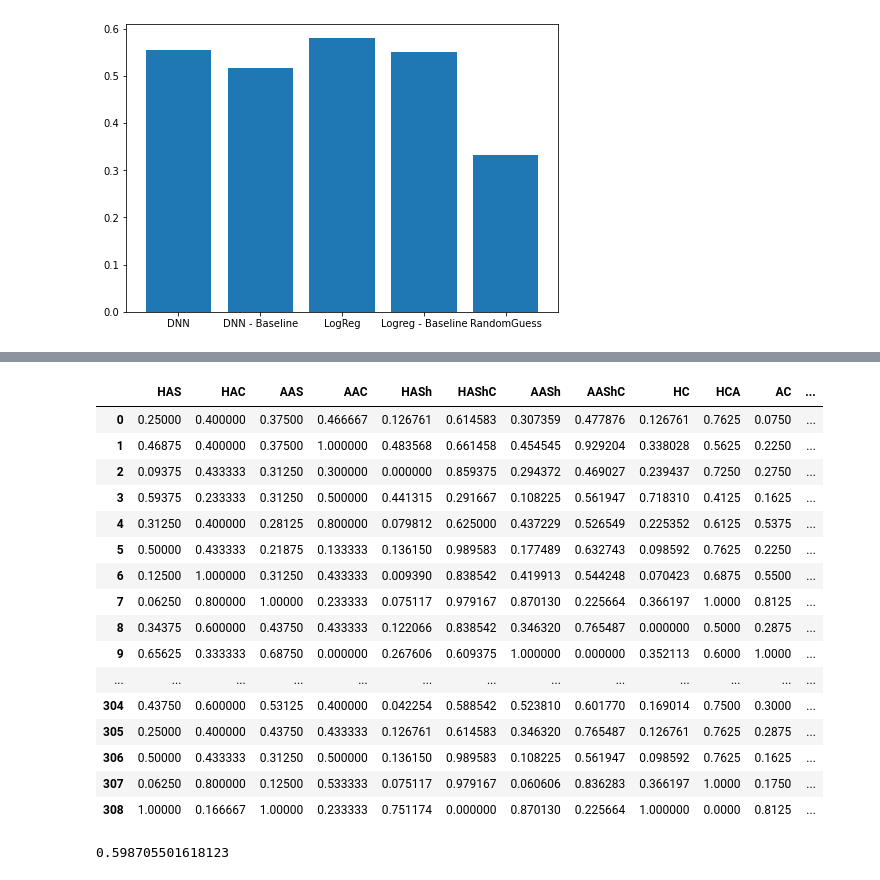
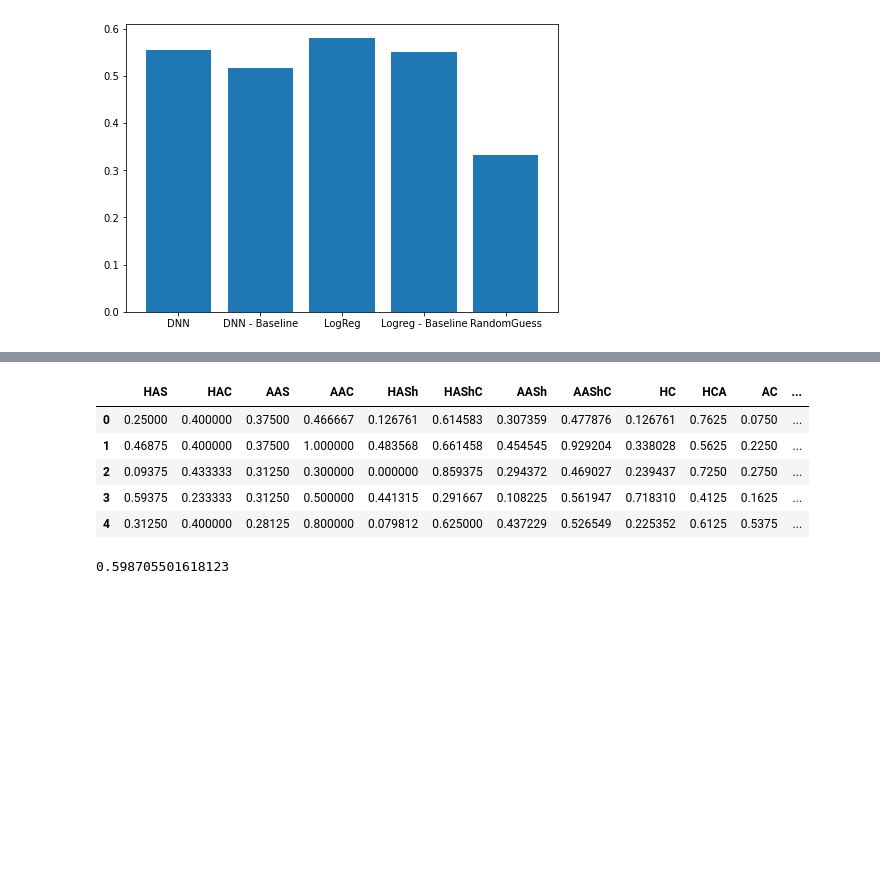
Before and after one commit to tateriordan/EPL-Match-Predictor, a Jupyter notebook: DNN_and_LogisticRegression1.ipynb, the cells around one changed output, grey strips where cells are left out. Drawn from its saved outputs; the diff is of its cells as text; code cells hidden in the pictures; blank space fills up the shorter version.

```diff
--- a/DNN_and_LogisticRegression1.ipynb
+++ b/DNN_and_LogisticRegression1.ipynb
@@ -768,31 +726,20 @@ data_prep
 # %%
 rm_col_list = ['HomeTeam','AwayTeam']
 col_list = data_prep.columns.values.tolist()
 col_list = [x for x in col_list if x not in rm_col_list]
 
 to_use = data_prep[col_list]
 X = [x for x in col_list if x != 'Result']
 Y = [x for x in col_list if x == 'Result']
 
-to_use
+to_use.head()
 # %% [output]
 |  | HAS | HAC | AAS | AAC | HASh | HAShC | AASh | AAShC | HC | HCA | AC | ... |
 | 0 | 0.25000 | 0.400000 | 0.37500 | 0.466667 | 0.126761 | 0.614583 | 0.307359 | 0.477876 | 0.126761 | 0.7625 | 0.0750 | ... |
 | 1 | 0.46875 | 0.400000 | 0.37500 | 1.000000 | 0.483568 | 0.661458 | 0.454545 | 0.929204 | 0.338028 | 0.5625 | 0.2250 | ... |
 | 2 | 0.09375 | 0.433333 | 0.31250 | 0.300000 | 0.000000 | 0.859375 | 0.294372 | 0.469027 | 0.239437 | 0.7250 | 0.2750 | ... |
 | 3 | 0.59375 | 0.233333 | 0.31250 | 0.500000 | 0.441315 | 0.291667 | 0.108225 | 0.561947 | 0.718310 | 0.4125 | 0.1625 | ... |
 | 4 | 0.31250 | 0.400000 | 0.28125 | 0.800000 | 0.079812 | 0.625000 | 0.437229 | 0.526549 | 0.225352 | 0.6125 | 0.5375 | ... |
-| 5 | 0.50000 | 0.433333 | 0.21875 | 0.133333 | 0.136150 | 0.989583 | 0.177489 | 0.632743 | 0.098592 | 0.7625 | 0.2250 | ... |
-| 6 | 0.12500 | 1.000000 | 0.31250 | 0.433333 | 0.009390 | 0.838542 | 0.419913 | 0.544248 | 0.070423 | 0.6875 | 0.5500 | ... |
-| 7 | 0.06250 | 0.800000 | 1.00000 | 0.233333 | 0.075117 | 0.979167 | 0.870130 | 0.225664 | 0.366197 | 1.0000 | 0.8125 | ... |
-| 8 | 0.34375 | 0.600000 | 0.43750 | 0.433333 | 0.122066 | 0.838542 | 0.346320 | 0.765487 | 0.000000 | 0.5000 | 0.2875 | ... |
-| 9 | 0.65625 | 0.333333 | 0.68750 | 0.000000 | 0.267606 | 0.609375 | 1.000000 | 0.000000 | 0.352113 | 0.6000 | 1.0000 | ... |
-| ... | ... | ... | ... | ... | ... | ... | ... | ... | ... | ... | ... | ... |
-| 304 | 0.43750 | 0.600000 | 0.53125 | 0.400000 | 0.042254 | 0.588542 | 0.523810 | 0.601770 | 0.169014 | 0.7500 | 0.3000 | ... |
-| 305 | 0.25000 | 0.400000 | 0.43750 | 0.433333 | 0.126761 | 0.614583 | 0.346320 | 0.765487 | 0.126761 | 0.7625 | 0.2875 | ... |
-| 306 | 0.50000 | 0.433333 | 0.31250 | 0.500000 | 0.136150 | 0.989583 | 0.108225 | 0.561947 | 0.098592 | 0.7625 | 0.1625 | ... |
-| 307 | 0.06250 | 0.800000 | 0.12500 | 0.533333 | 0.075117 | 0.979167 | 0.060606 | 0.836283 | 0.366197 | 1.0000 | 0.1750 | ... |
-| 308 | 1.00000 | 0.166667 | 1.00000 | 0.233333 | 0.751174 | 0.000000 | 0.870130 | 0.225664 | 1.000000 | 0.0000 | 0.8125 | ... |
 # %%
 X_data = to_use.drop('FTR', axis=1)
 Y_data = to_use['FTR']
```
Also changed, not shown: parts of 10 cells of this notebook.
